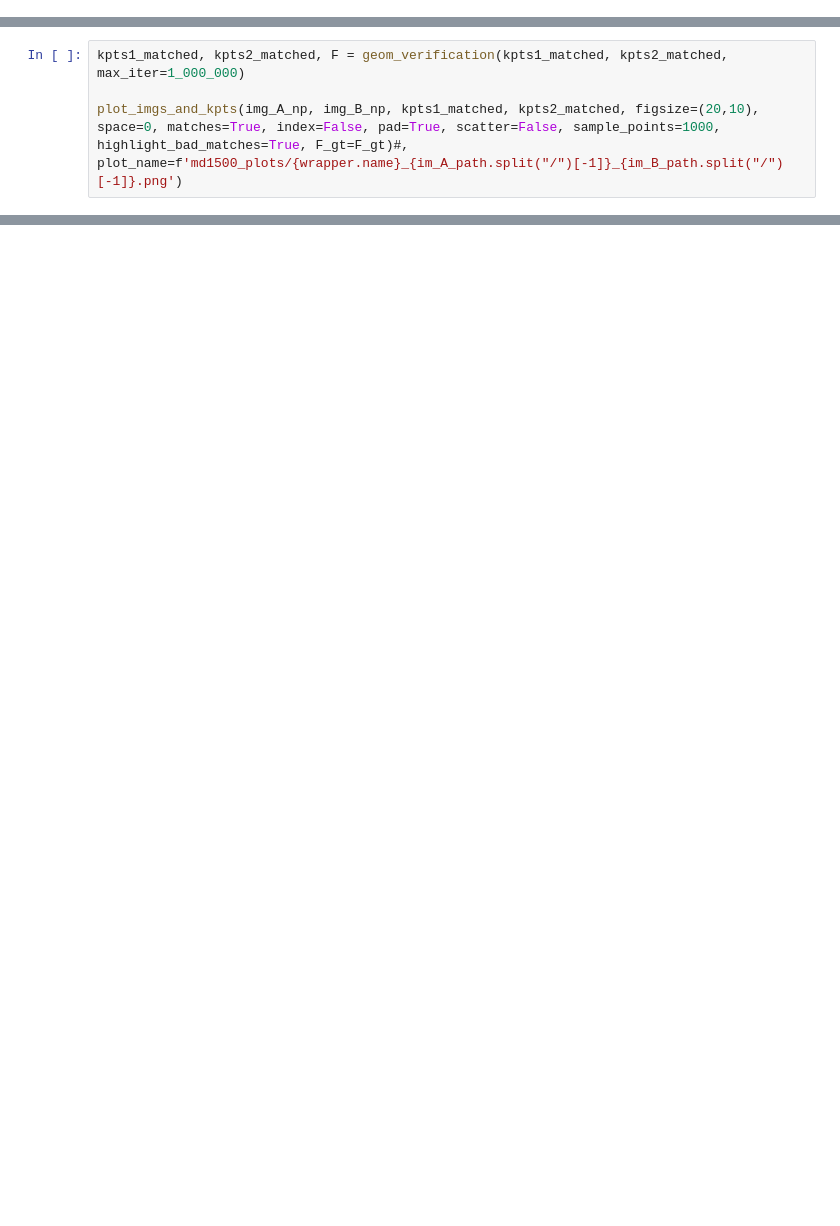
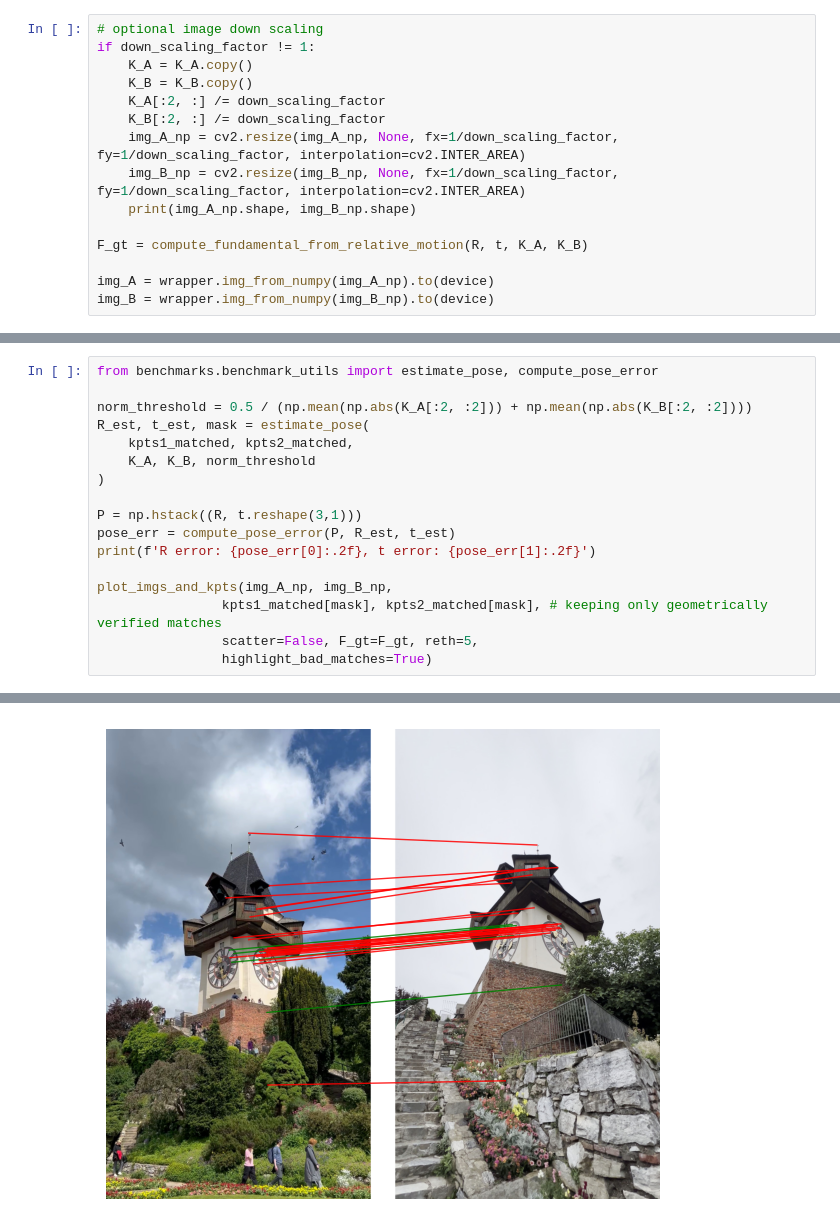
Before and after one commit to mattiadurso/keypoints_factory, a Jupyter notebook: demo.ipynb, the cells around one changed output, grey strips where cells are left out. Drawn from its saved outputs; the diff is of its cells as text; blank space fills up the shorter version.

```diff
--- a/demo.ipynb
+++ b/demo.ipynb
@@ -82,0 +70,15 @@ F_gt = compute_fundamental_from_relative_motion(R, t, K_A, K_B)
+# %%
+# optional image down scaling
+if down_scaling_factor != 1:
+    K_A = K_A.copy()
+    K_B = K_B.copy()
+    K_A[:2, :] /= down_scaling_factor
+    K_B[:2, :] /= down_scaling_factor
+    img_A_np = cv2.resize(img_A_np, None, fx=1/down_scaling_factor, fy=1/down_scaling_factor, interpolation=cv2.INTER_AREA)
+    img_B_np = cv2.resize(img_B_np, None, fx=1/down_scaling_factor, fy=1/down_scaling_factor, interpolation=cv2.INTER_AREA)
+    print(img_A_np.shape, img_B_np.shape)
+
+F_gt = compute_fundamental_from_relative_motion(R, t, K_A, K_B)
+
+img_A = wrapper.img_from_numpy(img_A_np).to(device)
+img_B = wrapper.img_from_numpy(img_B_np).to(device)
@@ -96,5 +103,18 @@ print('matched:', kpts1_matched.shape, kpts2_matched.shape)
-# %%
-kpts1_matched, kpts2_matched, F = geom_verification(kpts1_matched, kpts2_matched, max_iter=1_000_000)
-
-plot_imgs_and_kpts(img_A_np, img_B_np, kpts1_matched, kpts2_matched, figsize=(20,10), space=0, matches=True, index=False, pad=True, scatter=False, sample_points=1000,
-highlight_bad_matches=True, F_gt=F_gt)#, plot_name=f'md1500_plots/{wrapper.name}_{im_A_path.split("/")[-1]}_{im_B_path.split("/")[-1]}.png')
+# %%
+from benchmarks.benchmark_utils import estimate_pose, compute_pose_error
+
+norm_threshold = 0.5 / (np.mean(np.abs(K_A[:2, :2])) + np.mean(np.abs(K_B[:2, :2])))
+R_est, t_est, mask = estimate_pose(
+    kpts1_matched, kpts2_matched,
+    K_A, K_B, norm_threshold
+)
+
+P = np.hstack((R, t.reshape(3,1)))
+pose_err = compute_pose_error(P, R_est, t_est)
+print(f'R error: {pose_err[0]:.2f}, t error: {pose_err[1]:.2f}')
+
+plot_imgs_and_kpts(img_A_np, img_B_np,
+                kpts1_matched[mask], kpts2_matched[mask], # keeping only geometrically verified matches
+                scatter=False, F_gt=F_gt, reth=5,
+                highlight_bad_matches=True)
+# %% [output]
@@ -101,2 +124,3 @@ highlight_bad_matches=True, F_gt=F_gt)#, plot_name=f'md1500_plots/{wrapper.name}
+[figure, added]
 # %%
 .
```
Also changed, not shown: parts of 17 cells of this notebook, 4 other files.
